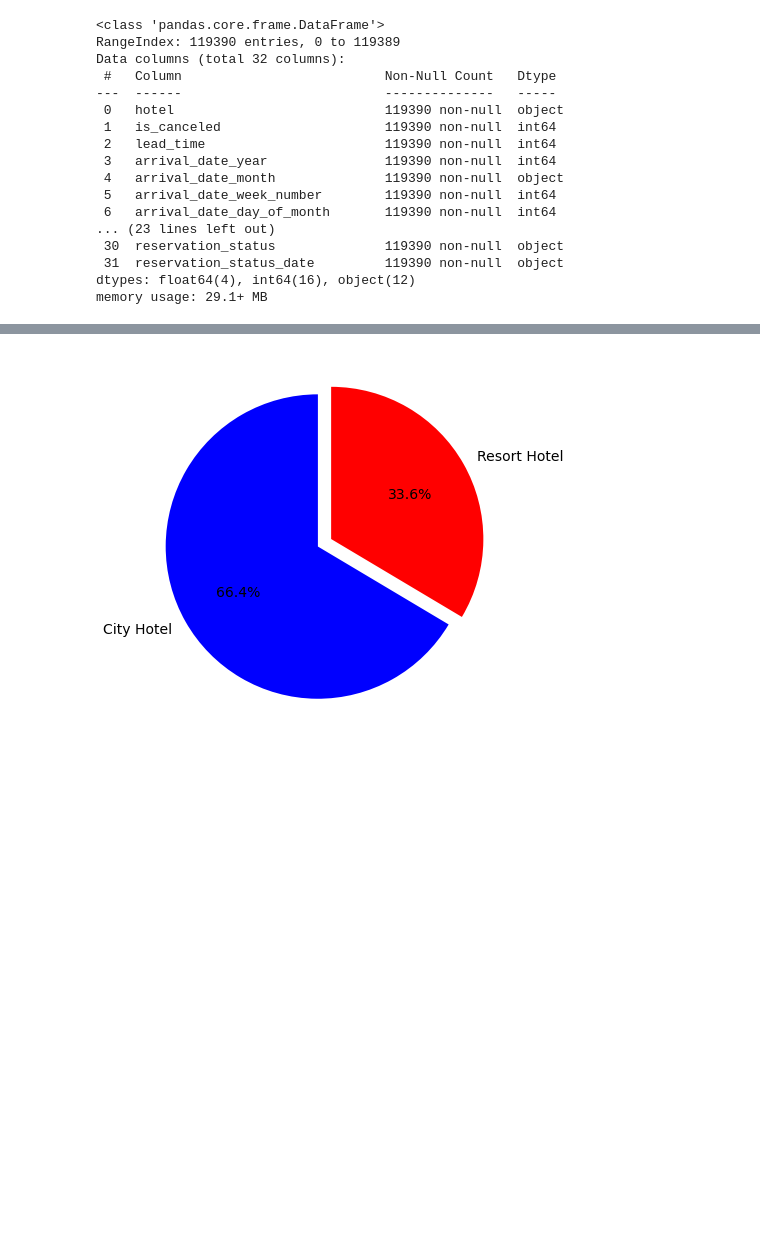
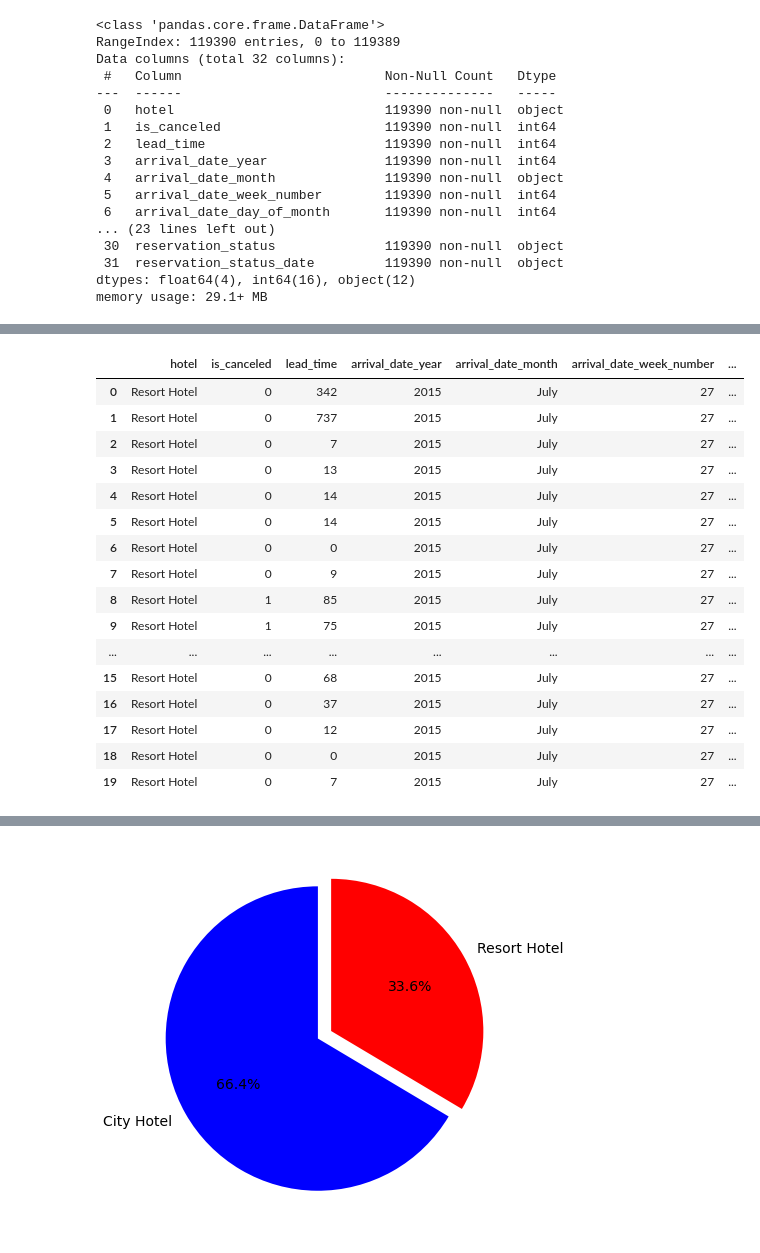
Before and after one commit to Supreeta11/hotel-booking-analysis, a Jupyter notebook: Supreeta_kumari_Hotel_Booking_Analysis_Capstone_Project.ipynb, the cells around one changed output, grey strips where cells are left out. Drawn from its saved outputs; the diff is of its cells as text; code cells hidden in the pictures; blank space fills up the shorter version.

Commit message:
fifth commit hotel booking analysis

```diff
--- a/Supreeta_kumari_Hotel_Booking_Analysis_Capstone_Project.ipynb
+++ b/Supreeta_kumari_Hotel_Booking_Analysis_Capstone_Project.ipynb
@@ -90,0 +104,5 @@ hotel_status.describe()
+# %%
+## we can do multiple operations on null values like replacing it with mean, median, mode or deleting entire rows or column containing null values.
+##After doing repeated experiments, we got ,it's best to replace null values with Zeroes
+
+hotel_status[['children','agent','company']] = hotel_status[['children','agent','company']].fillna(0.0)
@@ -90,0 +126,21 @@ hotel_status.describe()
+# %%
+#checking dataset for first 20 values
+hotel_status.head(20)
+# %% [output]
+|  | hotel | is_canceled | lead_time | arrival_date_year | arrival_date_month | arrival_date_week_number | ... |
+| 0 | Resort Hotel | 0 | 342 | 2015 | July | 27 | ... |
+| 1 | Resort Hotel | 0 | 737 | 2015 | July | 27 | ... |
+| 2 | Resort Hotel | 0 | 7 | 2015 | July | 27 | ... |
+| 3 | Resort Hotel | 0 | 13 | 2015 | July | 27 | ... |
+| 4 | Resort Hotel | 0 | 14 | 2015 | July | 27 | ... |
+| 5 | Resort Hotel | 0 | 14 | 2015 | July | 27 | ... |
+| 6 | Resort Hotel | 0 | 0 | 2015 | July | 27 | ... |
+| 7 | Resort Hotel | 0 | 9 | 2015 | July | 27 | ... |
+| 8 | Resort Hotel | 1 | 85 | 2015 | July | 27 | ... |
+| 9 | Resort Hotel | 1 | 75 | 2015 | July | 27 | ... |
+| ... | ... | ... | ... | ... | ... | ... | ... |
+| 15 | Resort Hotel | 0 | 68 | 2015 | July | 27 | ... |
+| 16 | Resort Hotel | 0 | 37 | 2015 | July | 27 | ... |
+| 17 | Resort Hotel | 0 | 12 | 2015 | July | 27 | ... |
+| 18 | Resort Hotel | 0 | 0 | 2015 | July | 27 | ... |
+| 19 | Resort Hotel | 0 | 7 | 2015 | July | 27 | ... |
```
Also changed, not shown: parts of 9 cells of this notebook.
